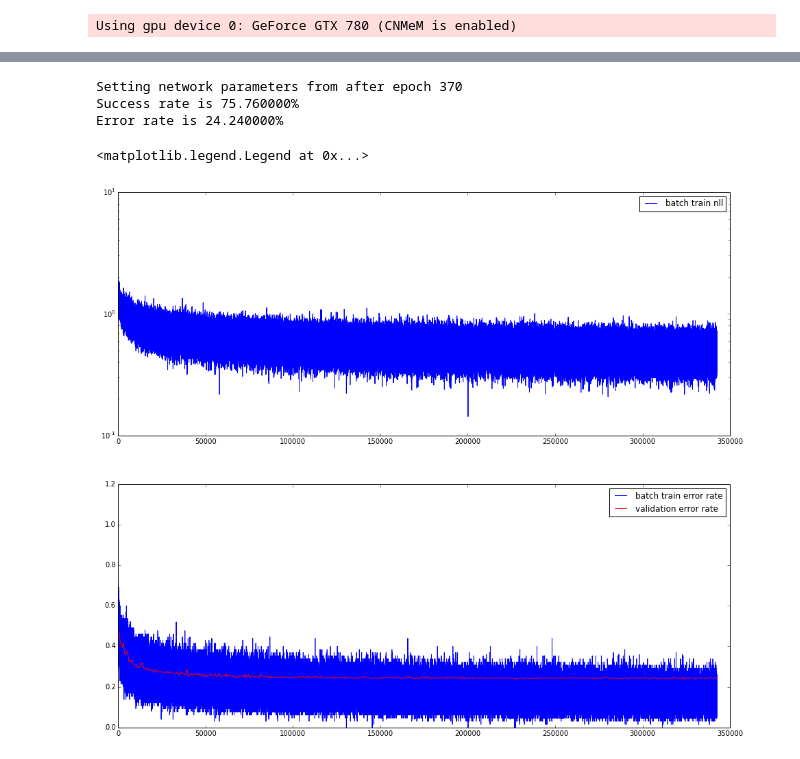
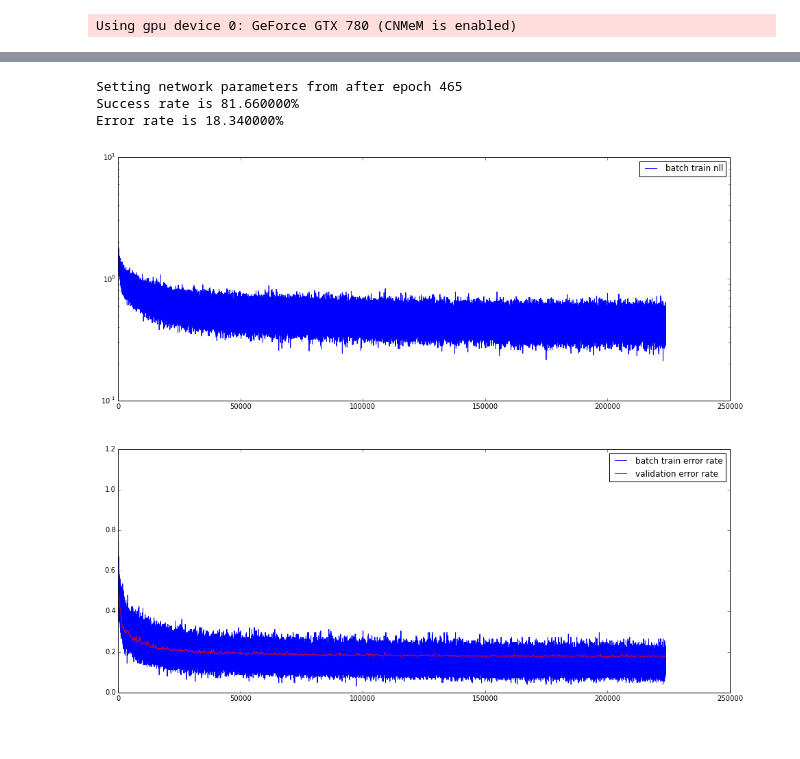
Before and after one commit to paspyy/nn_assignments, a Jupyter notebook: Project/ProjectFinal.ipynb, the cells around one changed output, grey strips where cells are left out. Drawn from its saved outputs; the diff is of its cells as text; code cells hidden in the pictures.

```diff
--- a/Project/ProjectFinal.ipynb
+++ b/Project/ProjectFinal.ipynb
@@ -238,8 +238,8 @@ network = NetworkBuilder([
         Layer_Pool(2),
         Layer_Conv(40, 60, 4),
         Layer_Pool(2),
-        Layer_Conv(60, 80, 3),
-        Layer_Filt(80*4*4, 1500),
+        Layer_Conv(60, 90, 3),
+        Layer_Filt(90*4*4, 1500),
         Layer_Filt(1500, 600),
         Layer_Filt(600, 10),
         Layer_Soft()
@@ -253,7 +253,7 @@ error_rate = theano.tensor.neq(predictions,Y.ravel()).mean()
 
 nll = - theano.tensor.log(output[theano.tensor.arange(Y.shape[0]), Y.ravel()]).mean()
 
-alpha = 6e-3
+alpha = 3e-3
 weight_decay = 0.0
 for p in parameters:
     if p.name[1]=='W':
@@ -319,7 +339,9 @@ def load_parameters(snapshot):
 # %%
-i=0
+import time
+
+i=-1
 e=0
-
+startTotal = time.time()
 init_parameters()
 for v in velocities:
     v.set_value(np.zeros_like(v.get_value()))
@@ -340,21 +362,35 @@ while e<number_of_epochs:
     e += 1
     epoch_start_i = i
 
+    startPart = time.time()
     for X_batch, Y_batch in cifar10_train_stream.get_epoch_iterator():
         i += 1
 
-        K = 6000
-        lrate = 7e-3 * K / np.maximum(K, i)
+        K = 6400
+        lrate = 8e-3 * K / np.maximum(K, i)
         momentum=0.9
 
-        L, err_rate, nll, wdec = train_step(X_batch, Y_batch, lrate, momentum)
+        #L, err_rate, nll, wdec = train_step(X_batch, Y_batch, lrate, momentum)
+        #
+        #train_loss.append((i*2,L))
+        #train_erros.append((i*2,err_rate))
+        #train_nll.append((i*2,nll))
 
+        X_batch_shift = shift(X_batch)
+
+        L, err_rate, nll, wdec = train_step(X_batch_shift, Y_batch, lrate, momentum)
+
+        #train_loss.append((i*2+1,L))
+        #train_erros.append((i*2+1,err_rate))
+        #train_nll.append((i*2+1,nll))
         train_loss.append((i,L))
         train_erros.append((i,err_rate))
         train_nll.append((i,nll))
 
+
         if i % 100 == 0:
             print "At minibatch %d, batch loss %f, batch nll %f, batch error rate %f%%" % (i, L, nll, err_rate*100)
+    print "Epoch time:",(time.time()-startPart),"s"
 
 
     val_error_rate = compute_error_rate(cifar10_valid_stream)
@@ -374,4 +410,6 @@ while e<number_of_epochs:
         np.mean(np.asarray(train_nll)[epoch_start_i:,1]),
         np.mean(np.asarray(train_loss)[epoch_start_i:,1])
     )
+
+print "Total time:",(time.time()-startTotal)/60.0,"min"
 # %% [output]
@@ -395,27 +433,31 @@ At minibatch 332800, batch loss 1.195888, batch nll 0.5
 # %%
+fo = open('results4', 'w')
+
 print "Setting network parameters from after epoch %d" %(best_params_epoch)
 load_parameters(best_params)
 
-print "Success rate is %f%%" %(100.0-compute_error_rate(cifar10_testt_stream)*100.0,)
-print "Error rate is %f%%" %(compute_error_rate(cifar10_testt_stream)*100.0,)
+countError = compute_error_rate_with_write(cifar10_testt_stream, fo)
+print "Success rate is %f%%" %(100.0-countError*100.0,)
+print "Error rate is %f%%" %(countError*100.0,)
 
 figure(figsize=(16,14))
 
 subplot(2,1,1)
 train_nll_a = np.array(train_nll)
 semilogy(train_nll_a[:,0], train_nll_a[:,1], label='batch train nll')
 legend()
 
 subplot(2,1,2)
 train_erros_a = np.array(train_erros)
 plot(train_erros_a[:,0], train_erros_a[:,1], label='batch train error rate')
 validation_errors_a = np.array(validation_errors)
 plot(validation_errors_a[:,0], validation_errors_a[:,1], label='validation error rate', color='r')
 ylim(0,1.2)
 legend()
+
+fo.close()
 # %% [output]
-Setting network parameters from after epoch 370
-Success rate is 75.760000%
-Error rate is 24.240000%
+Setting network parameters from after epoch 465
+Success rate is 81.660000%
+Error rate is 18.340000%
-<matplotlib.legend.Legend at 0x...>
-[figure, old version]
+[figure, new version]
```
Also changed, not shown: parts of 5 cells of this notebook, 3 other files.
